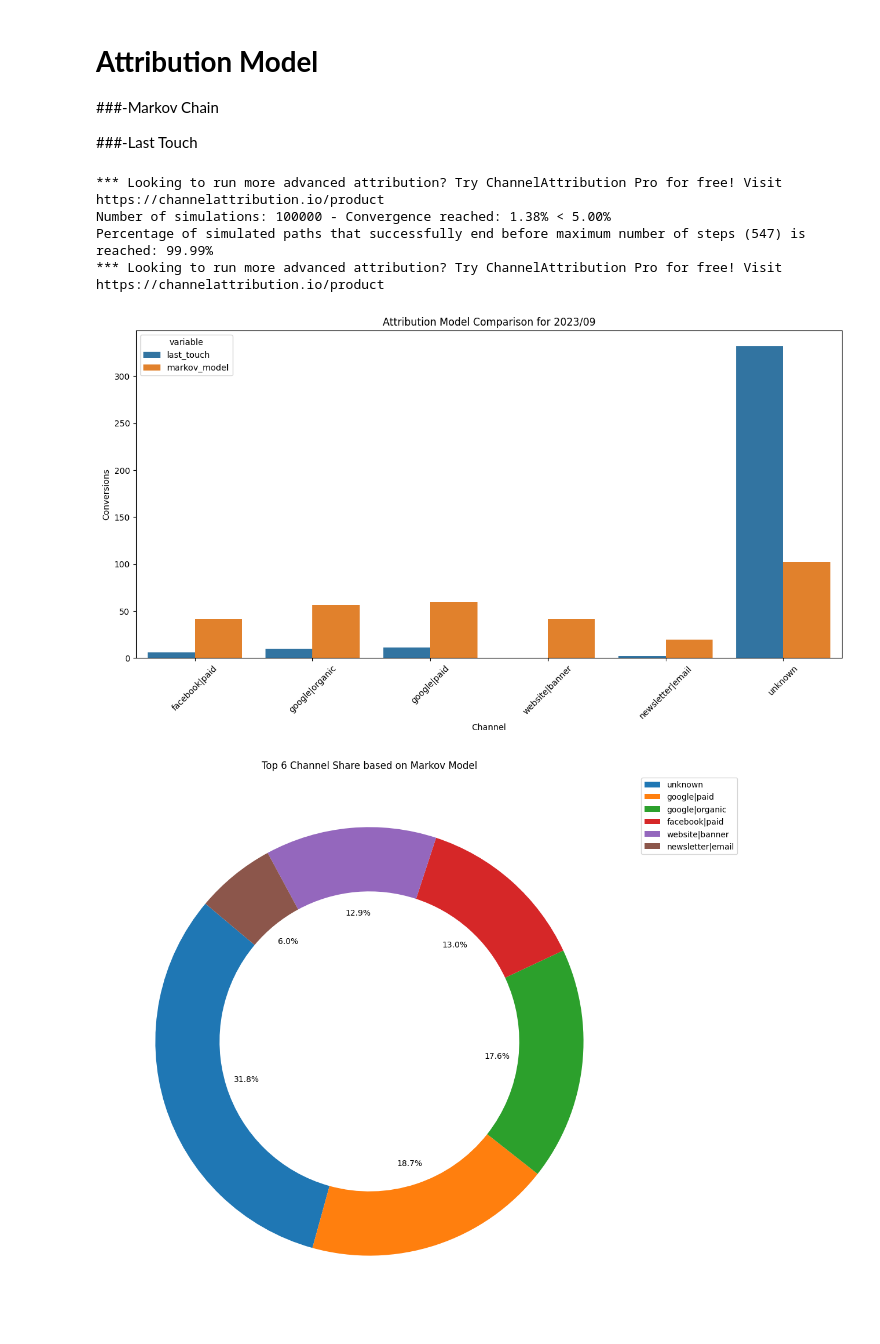
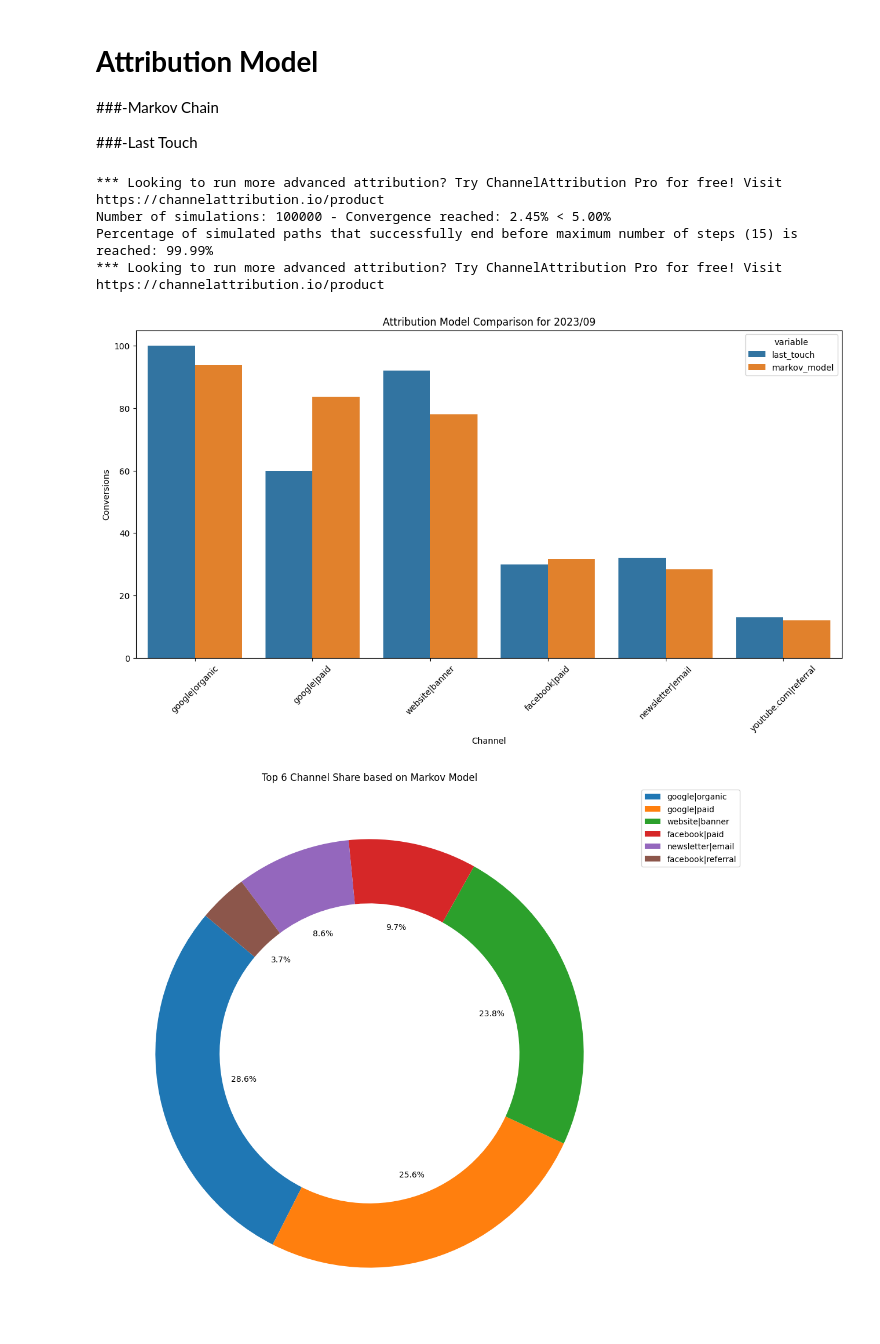
Before and after one commit to Anurag-Singh-creator/attribution_modeling, a Jupyter notebook: attribution_model.ipynb, the cells around one changed output. Saved outputs shown, nothing was run; the diff lists cells and outputs as text; code cells hidden in the pictures.

```diff
--- a/attribution_model.ipynb
+++ b/attribution_model.ipynb
@@ -209,3 +411,33 @@ result_df = compute_user_journey(df)
+# %%
+def convert_journey_to_string(journeys_df):
+    """
+    Convert journeys from list of tuples format to string format ("s_m1 > s_m2 > ...").
+
+    Parameters:
+        journeys_df (pd.DataFrame): DataFrame containing user journeys.
+
+    Returns:
+        pd.DataFrame: DataFrame containing the journeys in string format.
+    """
+    string_journeys = []
+
+    for _, row in journeys_df.iterrows():
+        # Safely convert source_medium to string and exclude 'nan' or NaN values
+        journey_str = ' > '.join([str(s_m) for s_m, _ in row['Journey'] if pd.notna(s_m) and str(s_m).lower() != 'nan'])
+        string_journeys.append({
+            'user_pseudo_id': row['user_pseudo_id'],
+            'Journey': journey_str,
+            'Conversion': row['Conversion'],
+            'start_timestamp': row['start_timestamp']
+        })
+
+    return pd.DataFrame(string_journeys)
+
+
+# Convert the journeys to string format
+string_journeys_df = convert_journey_to_string(transformed_journeys_df)
+
+# Display the result
 # %% [markdown]
 If you want to save the result_df then run the following command
 # %%
@@ -292,36 +524,36 @@ def plot_pie_chart(data, top_n):
     plt.pie(markov_data['value'], autopct='%1.1f%%', startangle=140,
             wedgeprops=dict(width=0.3), labeldistance=1.05)
 
     plt.legend(markov_data['channel_name'], loc='upper left', bbox_to_anchor=(1, 1))
     plt.title('Top {} Channel Share based on Markov Model'.format(top_n))
     plt.show()
 
 
 def main_analysis(result_df, top_n, start_date_str=None, end_date_str=None):
     df = preprocess_data(result_df)
     data_to_plot = calculate_attribution(df)
 
     # Construct date_str elegantly
     if start_date_str and end_date_str and start_date_str != end_date_str:
         date_str = f"{start_date_str} to {end_date_str}"
     elif start_date_str:
         date_str = start_date_str
     elif end_date_str:
         date_str = end_date_str
     else:
         date_str = "All Available Data"
 
     plot_data(data_to_plot, top_n, date_str)
     plot_pie_chart(data_to_plot, top_n)
 
 # Usage example
-start_date_str = date
+start_date_str = given_month
 end_date_str = start_date_str
-df = main_analysis(result_df, top_n=6, start_date_str=start_date_str, end_date_str=end_date_str)
+df = main_analysis(string_journeys_df, top_n=6, start_date_str=start_date_str, end_date_str=end_date_str)
 # %% [output]
 *** Looking to run more advanced attribution? Try ChannelAttribution Pro for free! Visit https://channelattribution.io/product
-Number of simulations: 100000 - Convergence reached: 1.38% < 5.00%
-Percentage of simulated paths that successfully end before maximum number of steps (547) is reached: 99.99%
+Number of simulations: 100000 - Convergence reached: 2.45% < 5.00%
+Percentage of simulated paths that successfully end before maximum number of steps (15) is reached: 99.99%
 *** Looking to run more advanced attribution? Try ChannelAttribution Pro for free! Visit https://channelattribution.io/product
-[figure, old version]
+[figure, new version]
-[figure, old version]
+[figure, new version]
```
Also changed, not shown: parts of 13 cells of this notebook.
